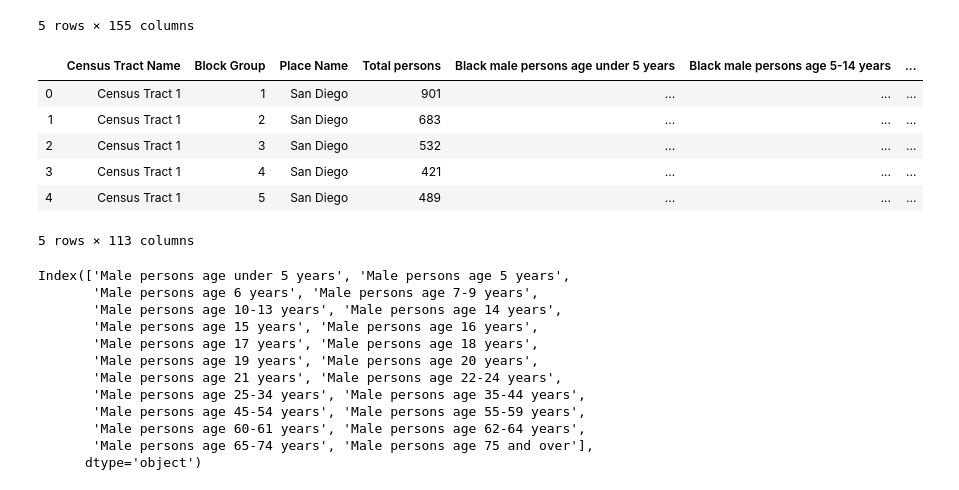
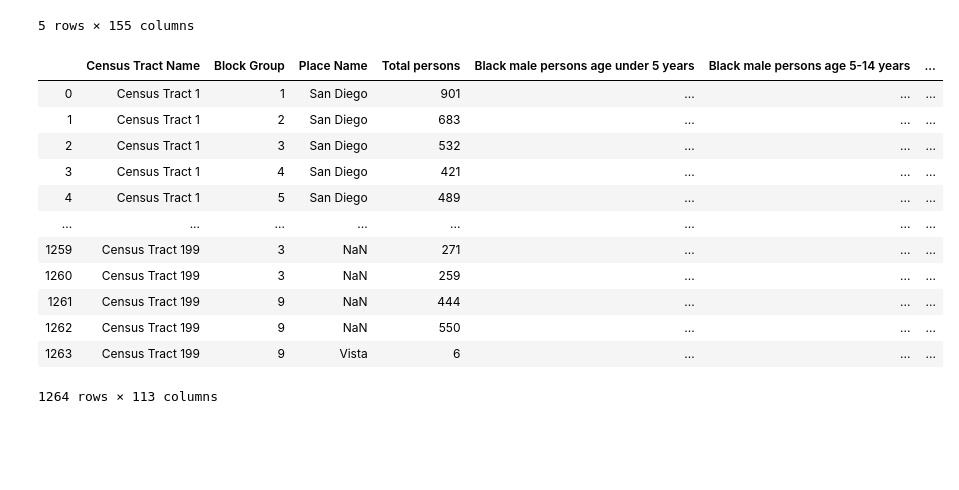
Before and after one commit to TerrileJ/DataHacks, a Jupyter notebook: housing_population_analysis.ipynb, the cells around one changed output. Drawn from its saved outputs; the diff is of its cells as text; code cells hidden in the pictures; blank space fills up the shorter version.

```diff
--- a/housing_population_analysis.ipynb
+++ b/housing_population_analysis.ipynb
@@ -30,41 +30,32 @@ population_df.head()
 # %%
 population_df.replace("...", 0)
 
 for column in population_df.columns:
     population_df[column] = population_df[column].apply(lambda value: int(value) if (isinstance(value, str) and value.isdigit()) else value)
 
-male = population_df.iloc[:, 4:26]
-male_cols = population_df.iloc[:, 4:26].columns
-female = population_df.iloc[:, 26:48]
-female_cols = population_df.iloc[:, 26:48].columns
+male = population_df.iloc[:,population_df.columns.str.startswith('Male persons age')]
+male_cols = population_df.iloc[:,population_df.columns.str.startswith('Male persons age')]
+female = population_df.iloc[:,population_df.columns.str.startswith('Female persons age')]
+female_cols = population_df.iloc[:,population_df.columns.str.startswith('Female persons age')]
 
 population_df["Total Male Persons"] = male.sum(axis=1)
-population_df = population_df.drop(list(male_cols), axis=1)
+population_df["Total Female Persons"] = female.sum(axis=1)
 
-population_df["Total Female Persons"] = female.sum(axis=1)
-population_df = population_df.drop(list(female_cols), axis=1)
+population_df2 = population_df.drop(list(female_cols), axis=1)
+population_df3 = population_df2.drop(list(male_cols), axis=1)
 
-population_df.head()
+population_df3
 # %% [output]
 |  | Census Tract Name | Block Group | Place Name | Total persons | Black male persons age under 5 years | Black male persons age 5-14 years | ... |
 | 0 | Census Tract 1 | 1 | San Diego | 901 | ... | ... | ... |
 | 1 | Census Tract 1 | 2 | San Diego | 683 | ... | ... | ... |
 | 2 | Census Tract 1 | 3 | San Diego | 532 | ... | ... | ... |
 | 3 | Census Tract 1 | 4 | San Diego | 421 | ... | ... | ... |
 | 4 | Census Tract 1 | 5 | San Diego | 489 | ... | ... | ... |
+| ... | ... | ... | ... | ... | ... | ... | ... |
+| 1259 | Census Tract 199 | 3 | NaN | 271 | ... | ... | ... |
+| 1260 | Census Tract 199 | 3 | NaN | 259 | ... | ... | ... |
+| 1261 | Census Tract 199 | 9 | NaN | 444 | ... | ... | ... |
+| 1262 | Census Tract 199 | 9 | NaN | 550 | ... | ... | ... |
+| 1263 | Census Tract 199 | 9 | Vista | 6 | ... | ... | ... |
-5 rows × 113 columns
+1264 rows × 113 columns
-# %%
-male_cols
-# %% [output]
-Index(['Male persons age under 5 years', 'Male persons age 5 years',
-       'Male persons age 6 years', 'Male persons age 7-9 years',
-       'Male persons age 10-13 years', 'Male persons age 14 years',
-       'Male persons age 15 years', 'Male persons age 16 years',
-       'Male persons age 17 years', 'Male persons age 18 years',
-       'Male persons age 19 years', 'Male persons age 20 years',
-       'Male persons age 21 years', 'Male persons age 22-24 years',
-       'Male persons age 25-34 years', 'Male persons age 35-44 years',
-       'Male persons age 45-54 years', 'Male persons age 55-59 years',
-       'Male persons age 60-61 years', 'Male persons age 62-64 years',
-       'Male persons age 65-74 years', 'Male persons age 75 and over'],
-      dtype='object')
```
